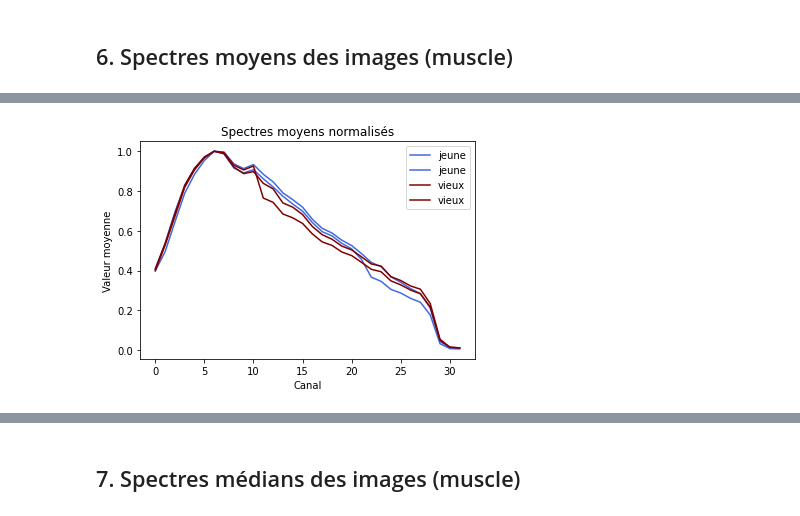
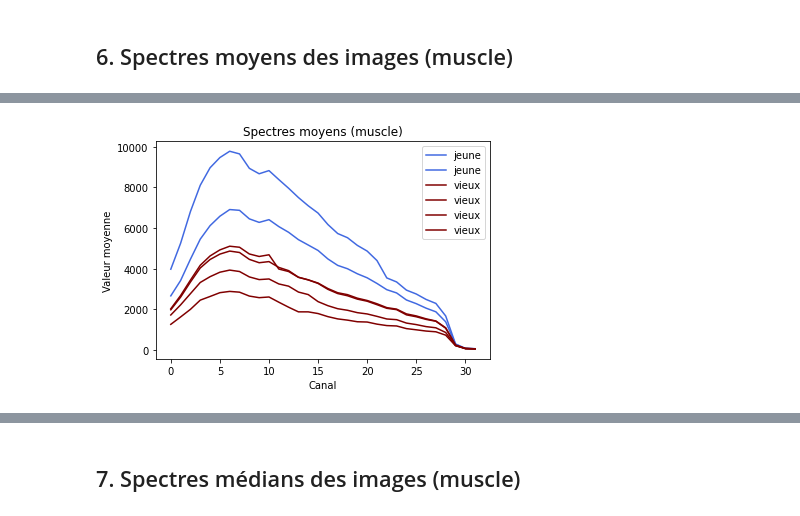
Before and after one commit to qdouzery/Hyperspectral-microscopy, a Jupyter notebook: Code/Microscopie-hyperspectrale_Notebook-V3.ipynb, the cells around one changed output, grey strips where cells are left out. Saved outputs shown, nothing was run; the diff lists cells and outputs as text; code cells hidden in the pictures.

```diff
--- a/Code/Microscopie-hyperspectrale_Notebook-V3.ipynb
+++ b/Code/Microscopie-hyperspectrale_Notebook-V3.ipynb
@@ -159,0 +172,5 @@ for name, img in open_segmented_images.items():
+# %%
+for name, img in open_segmented_images_nm.items():
+  for z in range(img.shape[0]):
+    img[z,:,:] = cv2.morphologyEx(img[z,:,:], cv2.MORPH_OPEN, kernel_o)
+    img[z,:,:] = cv2.dilate(img[z,:,:], kernel_d, iterations = 1)
@@ -219,12 +211,0 @@ plt.show()
-# %%
-plt.plot(MEAN_SPECTRUM_J1_1/max(MEAN_SPECTRUM_J1_1), label="jeune", color='royalblue')
-plt.plot(MEAN_SPECTRUM_J1_2/max(MEAN_SPECTRUM_J1_2), label="jeune", color='royalblue')
-plt.plot(MEAN_SPECTRUM_V1_1/max(MEAN_SPECTRUM_V1_1), label="vieux", color='maroon')
-plt.plot(MEAN_SPECTRUM_V1_2/max(MEAN_SPECTRUM_V1_2), label="vieux", color='maroon')
-plt.ylabel("Valeur moyenne")
-plt.xlabel("Canal")
-plt.title("Spectres moyens normalisés")
-plt.legend()
-plt.show()
-# %% [output]
-[figure, removed]
@@ -244,0 +212,21 @@ plt.show()
+# %%
+MeanS_J = []
+MeanS_V = []
+for name, img in raw_images.items():
+  if name[0] == "j":
+    MeanS_J.append(Mean_spectrum(img, open_segmented_images_m[name]))
+  else:
+    MeanS_V.append(Mean_spectrum(img, open_segmented_images_m[name]))
+# %%
+plt.figure()
+for i in range(np.shape(MeanS_J)[0]):
+  plt.plot(MeanS_J[i], label="jeune", color='royalblue')
+for j in range(np.shape(MeanS_V)[0]):
+  plt.plot(MeanS_V[j], label="vieux", color='maroon')
+plt.ylabel("Valeur moyenne")
+plt.xlabel("Canal")
+plt.title("Spectres moyens (muscle)")
+plt.legend()
+plt.show()
+# %% [output]
+[figure, added]
```
Also changed, not shown: parts of 36 cells of this notebook.
